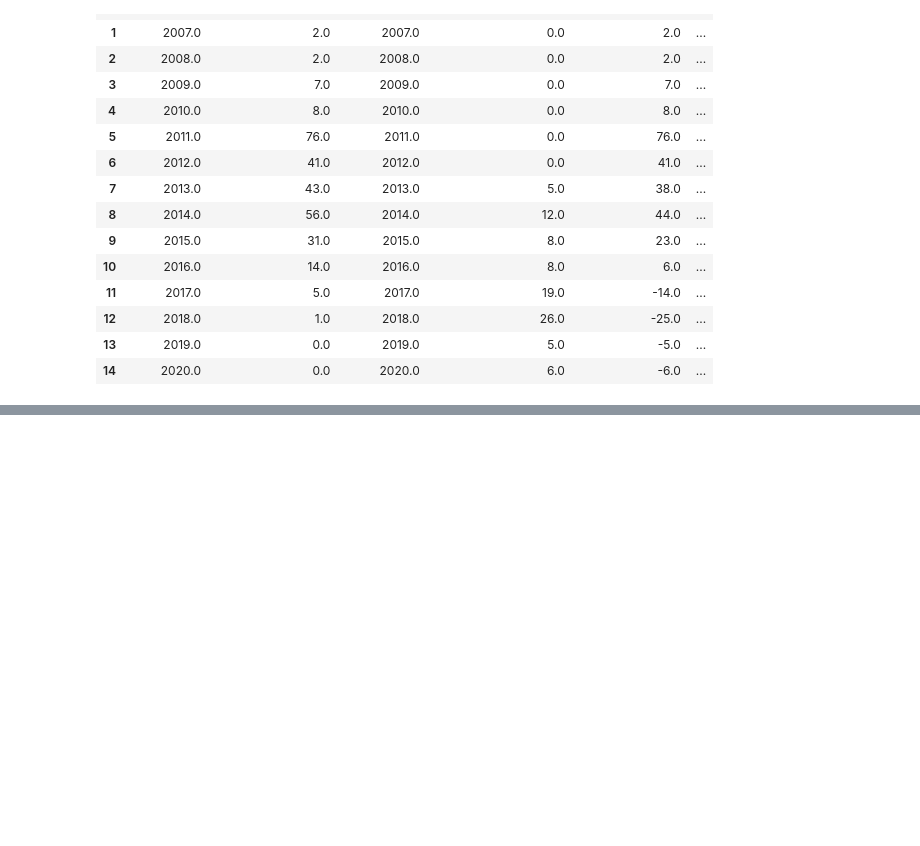
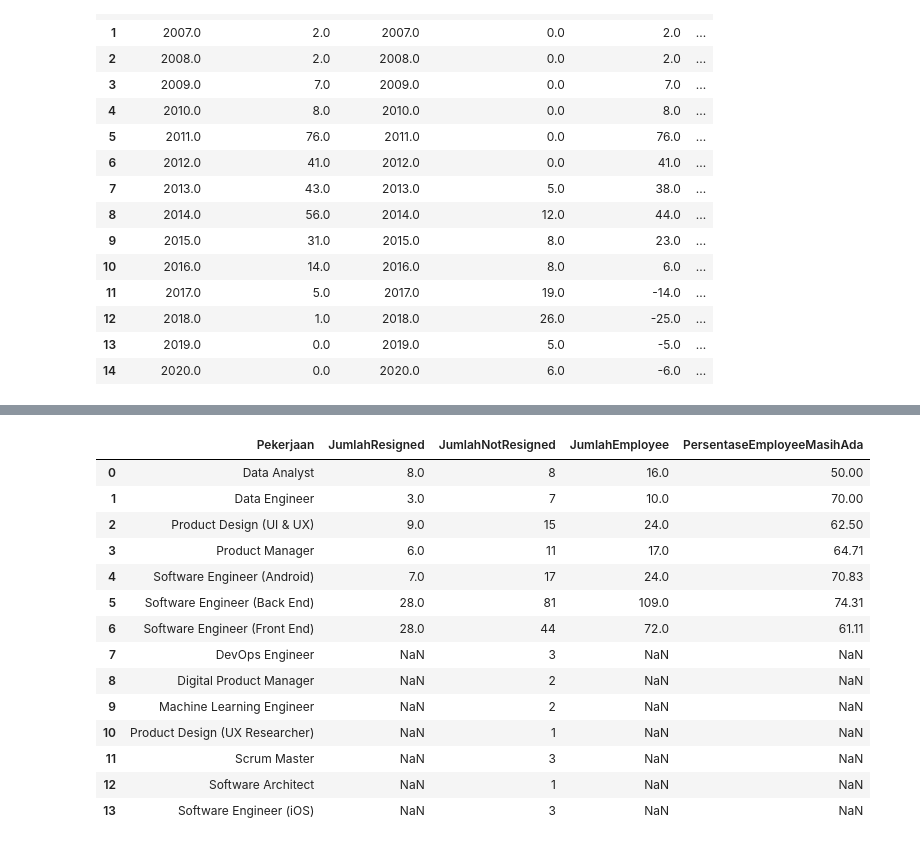
Before and after one commit to imalfunadam/Improving-Employee-Retention-By-Predicting-Employee-Attrition-Using-Machine-Learning, a Jupyter notebook: Predicting Employee Attrition.ipynb, the cells around one changed output, grey strips where cells are left out. Saved outputs shown, nothing was run; the diff lists cells and outputs as text; code cells hidden in the pictures; blank space fills up the shorter version.

```diff
--- a/Predicting Employee Attrition.ipynb
+++ b/Predicting Employee Attrition.ipynb
@@ -548,0 +596,25 @@ KeyError: 'Status'
+# %%
+# Menambahkan kolom 'JumlahEmployee' (jumlah total employee)
+df_combined['JumlahEmployee'] = df_combined['JumlahResigned'] + df_combined['JumlahNotResigned']
+
+# Menambahkan kolom 'PersentaseEmployeeMasihAda' (persentase employee yang masih ada)
+df_combined['PersentaseEmployeeMasihAda'] = round((df_combined['JumlahNotResigned'] / df_combined['JumlahEmployee']) * 100, 2)
+
+# Menampilkan dataframe dengan kolom baru
+df_combined
+# %% [output]
+|  | Pekerjaan | JumlahResigned | JumlahNotResigned | JumlahEmployee | PersentaseEmployeeMasihAda |
+| 0 | Data Analyst | 8.0 | 8 | 16.0 | 50.00 |
+| 1 | Data Engineer | 3.0 | 7 | 10.0 | 70.00 |
+| 2 | Product Design (UI & UX) | 9.0 | 15 | 24.0 | 62.50 |
+| 3 | Product Manager | 6.0 | 11 | 17.0 | 64.71 |
+| 4 | Software Engineer (Android) | 7.0 | 17 | 24.0 | 70.83 |
+| 5 | Software Engineer (Back End) | 28.0 | 81 | 109.0 | 74.31 |
+| 6 | Software Engineer (Front End) | 28.0 | 44 | 72.0 | 61.11 |
+| 7 | DevOps Engineer | NaN | 3 | NaN | NaN |
+| 8 | Digital Product Manager | NaN | 2 | NaN | NaN |
+| 9 | Machine Learning Engineer | NaN | 2 | NaN | NaN |
+| 10 | Product Design (UX Researcher) | NaN | 1 | NaN | NaN |
+| 11 | Scrum Master | NaN | 3 | NaN | NaN |
+| 12 | Software Architect | NaN | 1 | NaN | NaN |
+| 13 | Software Engineer (iOS) | NaN | 3 | NaN | NaN |
```
Also changed, not shown: parts of 9 cells of this notebook.
